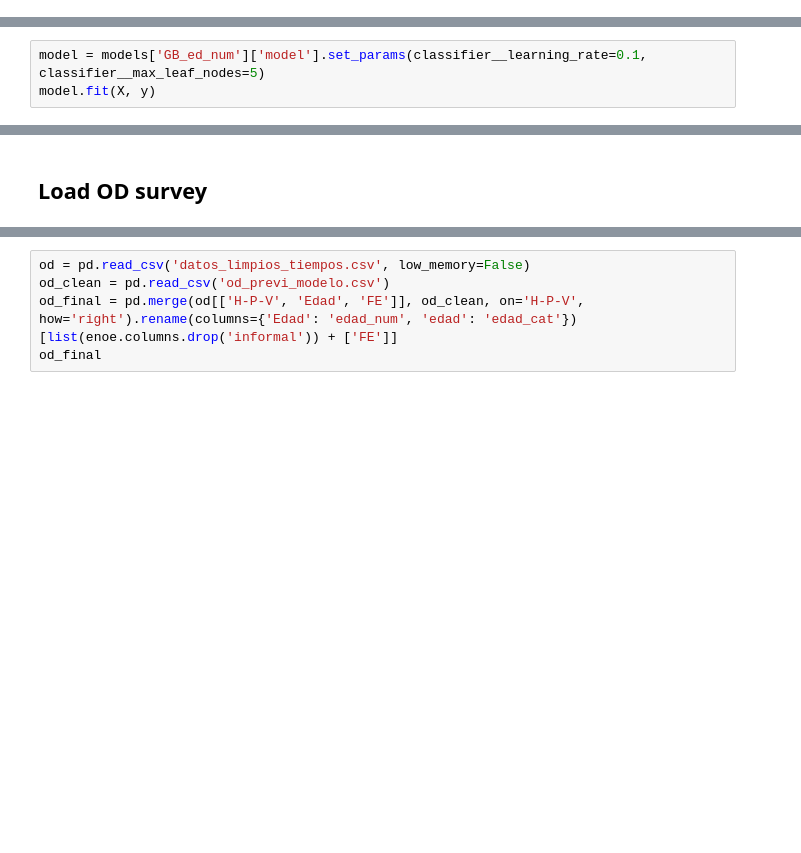
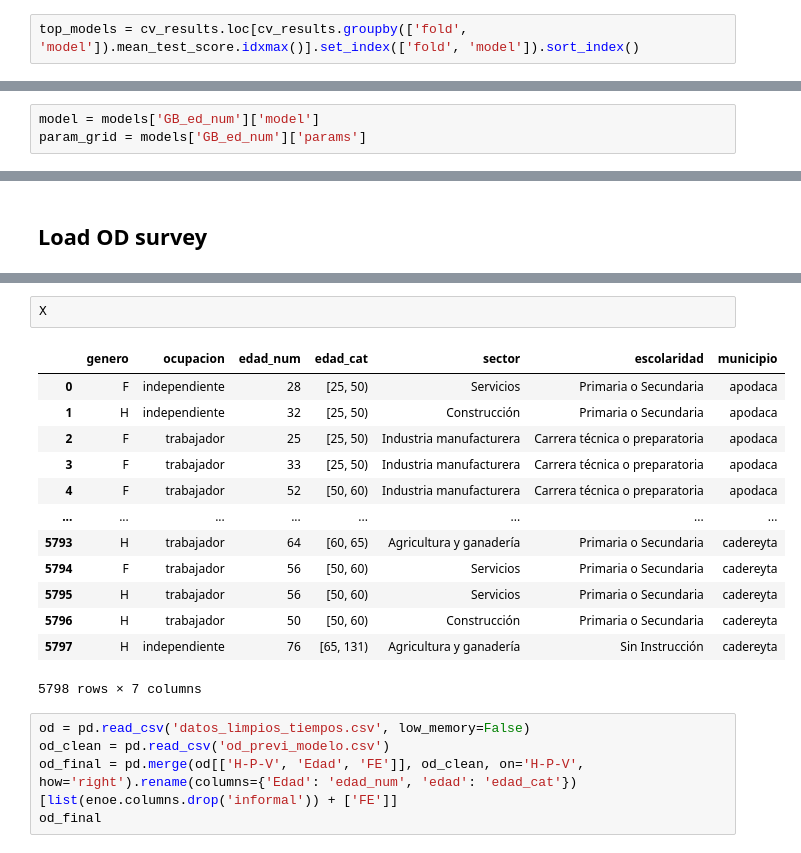
Before and after one commit to CentroFuturoCiudades/informal_jobs, a Jupyter notebook: notebook.ipynb, the cells around one changed output, grey strips where cells are left out. Cells and saved outputs as stored; diff of their text form; blank space fills up the shorter version.

```diff
--- a/notebook.ipynb
+++ b/notebook.ipynb
@@ -115,0 +61,2 @@ dtype: float64
+# %%
+top_models = cv_results.loc[cv_results.groupby(['fold', 'model']).mean_test_score.idxmax()].set_index(['fold', 'model']).sort_index()
@@ -177,5 +122,2 @@ plt.legend();
 # %% [markdown]
 ## Retrain best model (GB)
-# %%
-model = models['GB_ed_num']['model'].set_params(classifier__learning_rate=0.1, classifier__max_leaf_nodes=5)
-model.fit(X, y)
@@ -195,0 +127,3 @@ Pipeline(steps=[('preprocessor',
+# %%
+model = models['GB_ed_num']['model']
+param_grid = models['GB_ed_num']['params']
@@ -198,3 +190,19 @@ Pipeline(steps=[('preprocessor',
+# %%
+X
+# %% [output]
+|  | genero | ocupacion | edad_num | edad_cat | sector | escolaridad | municipio |
+| 0 | F | independiente | 28 | [25, 50) | Servicios | Primaria o Secundaria | apodaca |
+| 1 | H | independiente | 32 | [25, 50) | Construcción | Primaria o Secundaria | apodaca |
+| 2 | F | trabajador | 25 | [25, 50) | Industria manufacturera | Carrera técnica o preparatoria | apodaca |
+| 3 | F | trabajador | 33 | [25, 50) | Industria manufacturera | Carrera técnica o preparatoria | apodaca |
+| 4 | F | trabajador | 52 | [50, 60) | Industria manufacturera | Carrera técnica o preparatoria | apodaca |
+| ... | ... | ... | ... | ... | ... | ... | ... |
+| 5793 | H | trabajador | 64 | [60, 65) | Agricultura y ganadería | Primaria o Secundaria | cadereyta |
+| 5794 | F | trabajador | 56 | [50, 60) | Servicios | Primaria o Secundaria | cadereyta |
+| 5795 | H | trabajador | 56 | [50, 60) | Servicios | Primaria o Secundaria | cadereyta |
+| 5796 | H | trabajador | 50 | [50, 60) | Construcción | Primaria o Secundaria | cadereyta |
+| 5797 | H | independiente | 76 | [65, 131) | Agricultura y ganadería | Sin Instrucción | cadereyta |
+5798 rows × 7 columns
 # %%
 od = pd.read_csv('datos_limpios_tiempos.csv', low_memory=False)
 od_clean = pd.read_csv('od_previ_modelo.csv')
```
Also changed, not shown: parts of 29 cells of this notebook.
